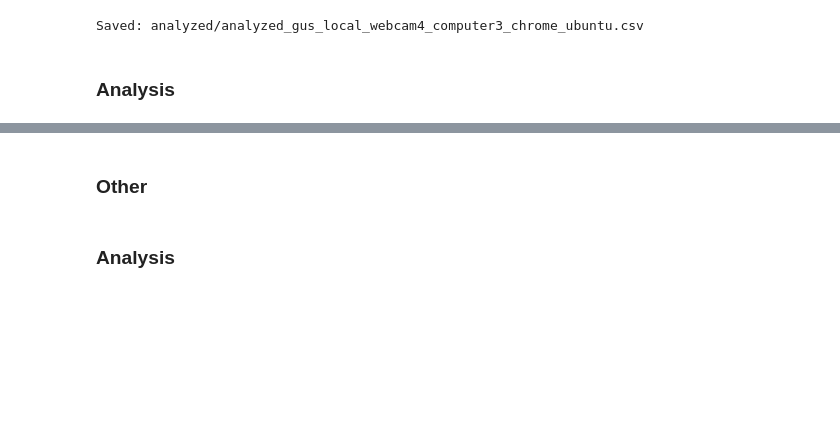
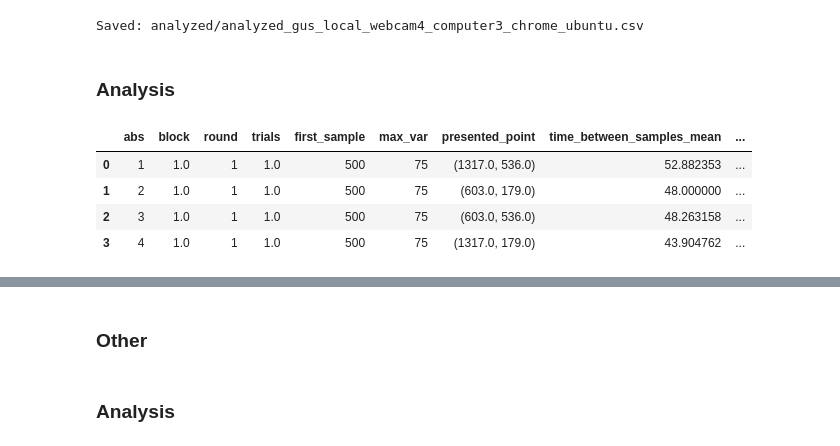
Before and after one commit to GEJ1/et_webcam_experiments, a Jupyter notebook: precision_experiment/precision_analysis.ipynb, the cells around one changed output, grey strips where cells are left out. Cells and saved outputs as stored; diff of their text form; code cells hidden in the pictures; blank space fills up the shorter version.

```diff
--- a/precision_experiment/precision_analysis.ipynb
+++ b/precision_experiment/precision_analysis.ipynb
@@ -136,3 +140,11 @@ for i, df_res_ in enumerate(df_res_all):
     new_index_ = np.concatenate(pd.DataFrame(cols).T.values)
     new_index_ = [str(i) for i in new_index_]
     new_indexes.append(new_index_)
+# %%
+df_res_juan.head(4)
+# %% [output]
+|  | abs | block | round | trials | first_sample | max_var | presented_point | time_between_samples_mean | ... |
+| 0 | 1 | 1.0 | 1 | 1.0 | 500 | 75 | (1317.0, 536.0) | 52.882353 | ... |
+| 1 | 2 | 1.0 | 1 | 1.0 | 500 | 75 | (603.0, 179.0) | 48.000000 | ... |
+| 2 | 3 | 1.0 | 1 | 1.0 | 500 | 75 | (603.0, 536.0) | 48.263158 | ... |
+| 3 | 4 | 1.0 | 1 | 1.0 | 500 | 75 | (1317.0, 179.0) | 43.904762 | ... |
```
Also changed, not shown: parts of 10 cells of this notebook, 3 other files.
